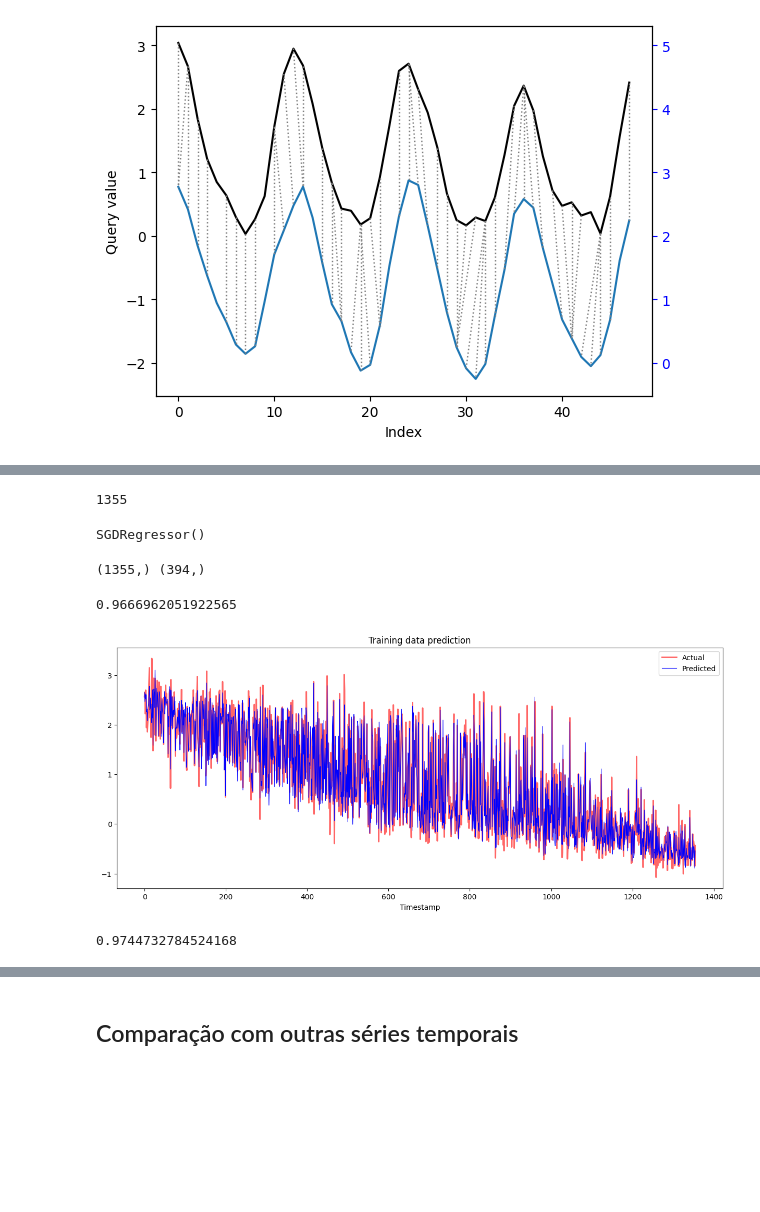
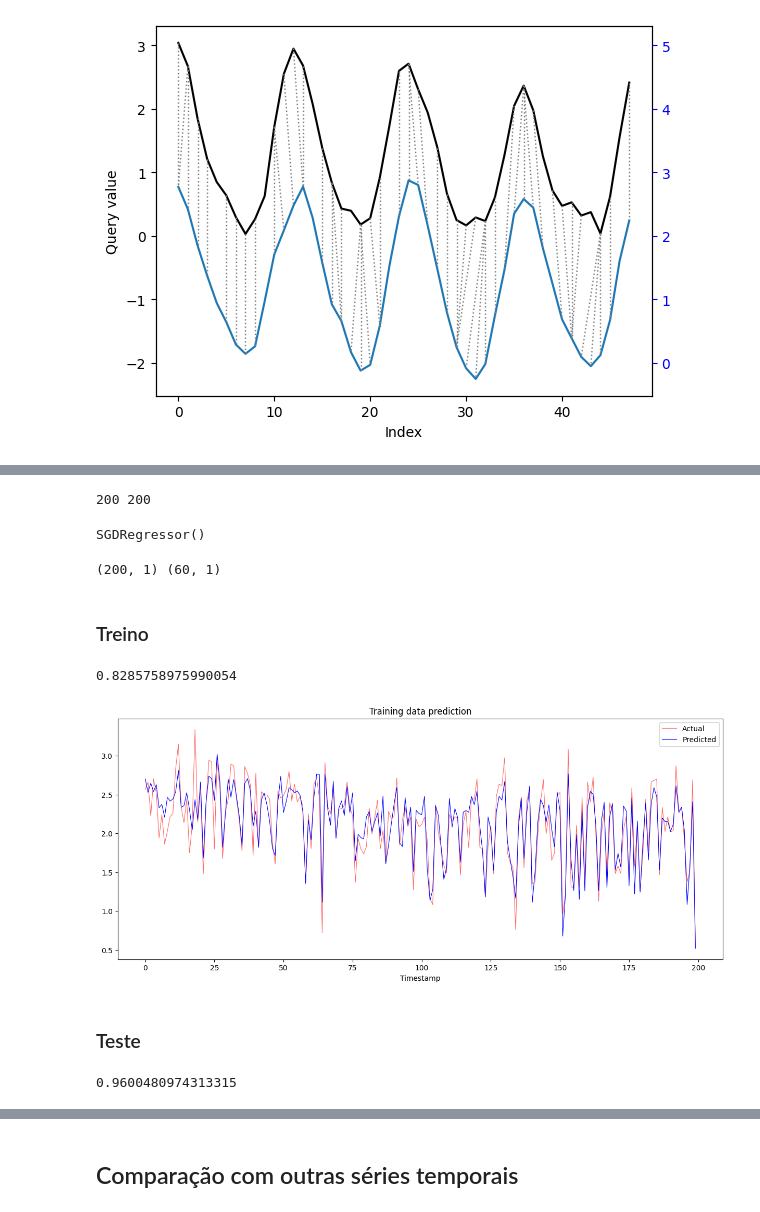
Before and after one commit to matheusvictal/sst-time-series-ml, a Jupyter notebook: sst_data.ipynb, the cells around one changed output, grey strips where cells are left out. Cells and saved outputs as stored; diff of their text form; code cells hidden in the pictures; blank space fills up the shorter version.

```diff
--- a/sst_data.ipynb
+++ b/sst_data.ipynb
@@ -298,7 +298,7 @@ print(np.min(df['sst']))
 # %%
 class SSTUtil:
     def get_sst_serie(df: pd.DataFrame, lat: int, lon: int):
-        return df[(df['lat'] == lat) & (df['lon'] == lon)].reset_index()
+        return df[(df['lat'] == lat) & (df['lon'] == lon)].reset_index(drop=True)
     def get_subserie(df: pd.DataFrame, start: int, window: float):
         return df[df['time'] > df['time'][start]][:window]
     def plot_sst(df: pd.DataFrame, start: int, window: float):
@@ -354,17 +354,17 @@ class SubserieDTW:
         self.predict_window = predict_window
         self.df = df
 
-        point_df = SSTUtil.get_sst_serie(df, lat, lon)
+        self.point_df = SSTUtil.get_sst_serie(df, lat, lon)
 
         # Get main subserie
-        self.main_subserie = SSTUtil.get_subserie(point_df, start, window)
+        self.main_subserie = SSTUtil.get_subserie(self.point_df, start, window)
 
         #          Split into train/test
         # |---------train--------|-main-|---test---|
-        self.train_df = point_df[:start-window].reset_index()
-        self.test_df = point_df[start+window:].reset_index()
+        self.train_df = self.point_df[:start-window].reset_index(drop=True)
+        self.test_df = self.point_df[start+window:].reset_index(drop=True)
 
-        self.df_len = len(point_df)
+        self.df_len = len(self.point_df)
         print(f"Total length: {self.df_len}")
         print(f"Train/test proportion: {len(self.train_df)/self.df_len}/{len(self.test_df)/self.df_len}")
 
@@ -407,10 +407,13 @@ class SubserieDTW:
     def get_test(self):
         x_test = []
         y_test = []
-        for i in (range(0, len(self.test_df) - (2*self.window))):
+        for i in (range(0, 60)):
             x_test.append(np.array(SSTUtil.get_subserie(self.test_df, i, self.window)['sst']))
             y_test.append(np.array(SSTUtil.get_subserie(self.test_df, i+self.window, self.predict_window)['sst']))
         return np.array(x_test), np.array(y_test)
+
+    def get_point_df(self):
+        return self.point_df
 # %%
 s = SubserieDTW(df, 80, 40, 1500)
 # %% [output]
@@ -502,5 +501,5 @@ scaler = MinMaxScaler()
 # %%
-x_train, y_train = indi.get_train(-1)
+x_train, y_train = indi.get_train(200)
 x_test, y_test = indi.get_test()
 # %%
 print(x_train.shape, y_train.shape)
@@ -512,36 +511,40 @@ print(x_test.shape, y_test.shape)
 from sklearn.linear_model import SGDRegressor
 model = SGDRegressor()
 # %%
-print(len(x_train))
+print(len(x_train), len(y_train))
 model.fit(x_train, y_train)
 # %% [output]
-1355
+200 200
 SGDRegressor()
 # %%
-y_train_pred = model.predict(x_train)
-y_test_pred = model.predict(x_test)
+y_train_pred = model.predict(x_train).reshape(-1, 1)
+y_test_pred = model.predict(x_test).reshape(-1, 1)
 
 print(y_train_pred.shape, y_test_pred.shape)
 # %% [output]
-(1355,) (394,)
+(200, 1) (60, 1)
+# %% [markdown]
+### Treino
 # %%
 model.score(x_train, y_train)
 # %% [output]
-0.9666962051922565
+0.8285758975990054
 # %%
 plt.figure(figsize=(15,6))
-plt.plot(range(len(y_train)), y_train, color = 'red', linewidth=2.0, alpha = 0.6)
+plt.plot(range(len(y_train)), y_train, color = 'red', linewidth=.8, alpha = 0.6)
 plt.plot(range(len(y_train_pred)), y_train_pred, color = 'blue', linewidth=0.8)
 plt.legend(['Actual','Predicted'])
 plt.xlabel('Timestamp')
 plt.title("Training data prediction")
 plt.show()
 # %% [output]
-[figure, old version]
+[figure, new version]
+# %% [markdown]
+### Teste
 # %%
 model.score(x_test, y_test)
 # %% [output]
-0.9744732784524168
+0.9600480974313315
 # %%
 plt.figure(figsize=(15,6))
 plt.plot(range(len(y_test)), y_test, color = 'red', linewidth=2.0, alpha = 0.6)
```
Also changed, not shown: parts of 27 cells of this notebook.
